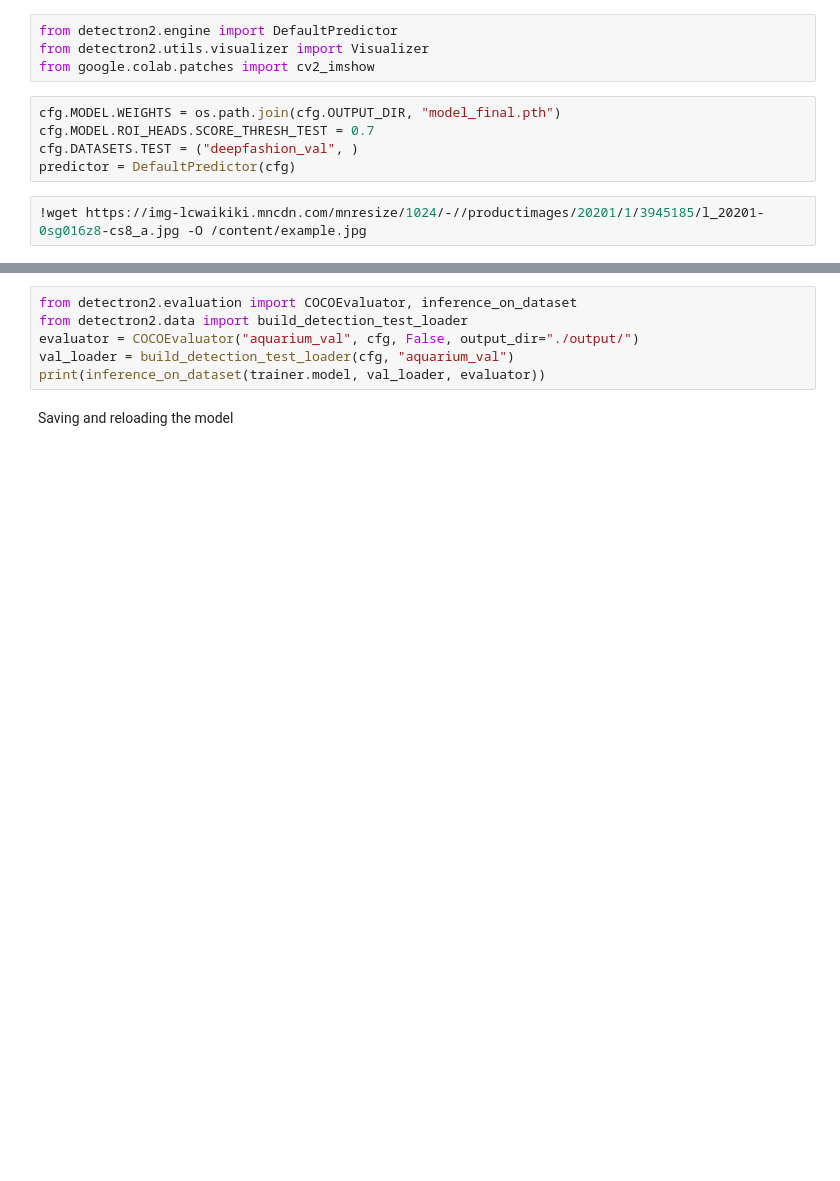
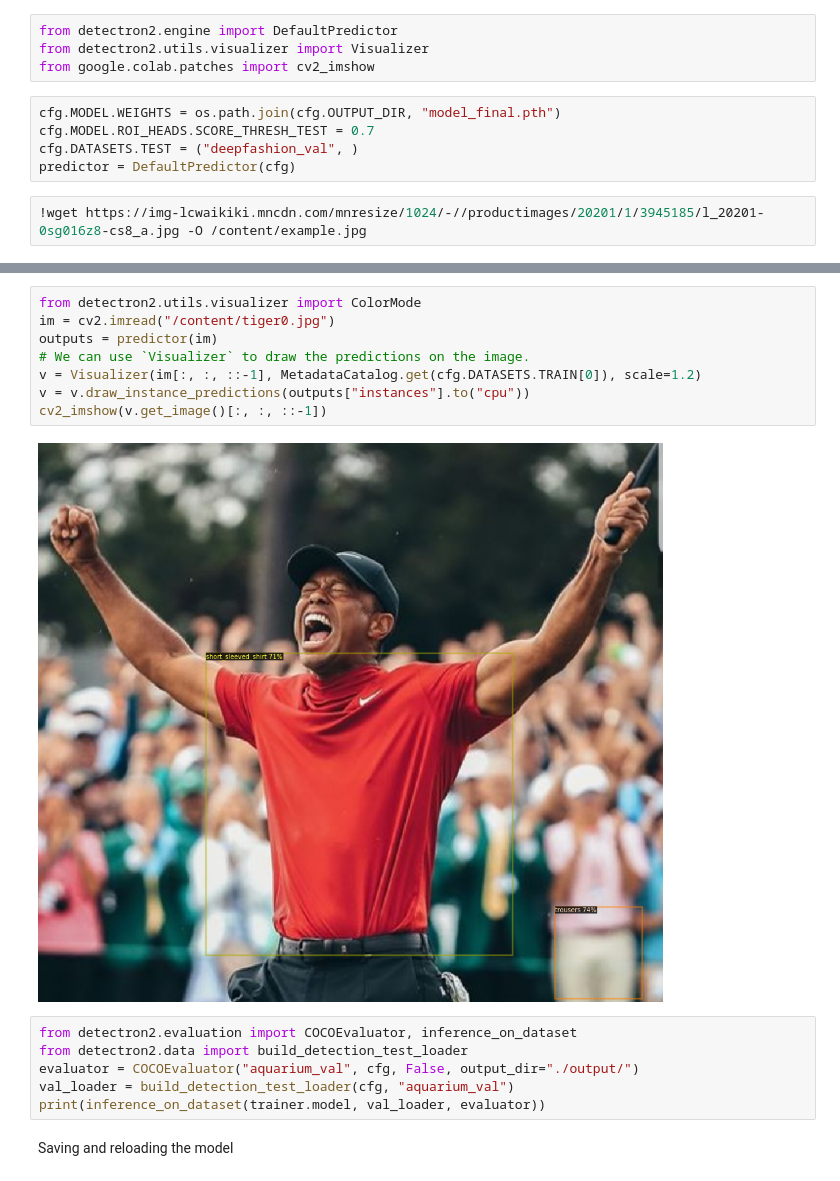
Before and after one commit to JSJeong-me/deepfashion2-, a Jupyter notebook: deepfashion-0.ipynb, the cells around one changed output, grey strips where cells are left out. Cells and saved outputs as stored; diff of their text form; blank space fills up the shorter version.

```diff
--- a/deepfashion-0.ipynb
+++ b/deepfashion-0.ipynb
@@ -291,3 +233,13 @@ cv2_imshow(v.get_image()[:, :, ::-1])
+# %%
+from detectron2.utils.visualizer import ColorMode
+im = cv2.imread("/content/tiger0.jpg")
+outputs = predictor(im)
+# We can use `Visualizer` to draw the predictions on the image.
+v = Visualizer(im[:, :, ::-1], MetadataCatalog.get(cfg.DATASETS.TRAIN[0]), scale=1.2)
+v = v.draw_instance_predictions(outputs["instances"].to("cpu"))
+cv2_imshow(v.get_image()[:, :, ::-1])
+# %% [output]
+[figure, added]
 # %%
 from detectron2.evaluation import COCOEvaluator, inference_on_dataset
 from detectron2.data import build_detection_test_loader
```
Also changed, not shown: parts of 3 cells of this notebook.
